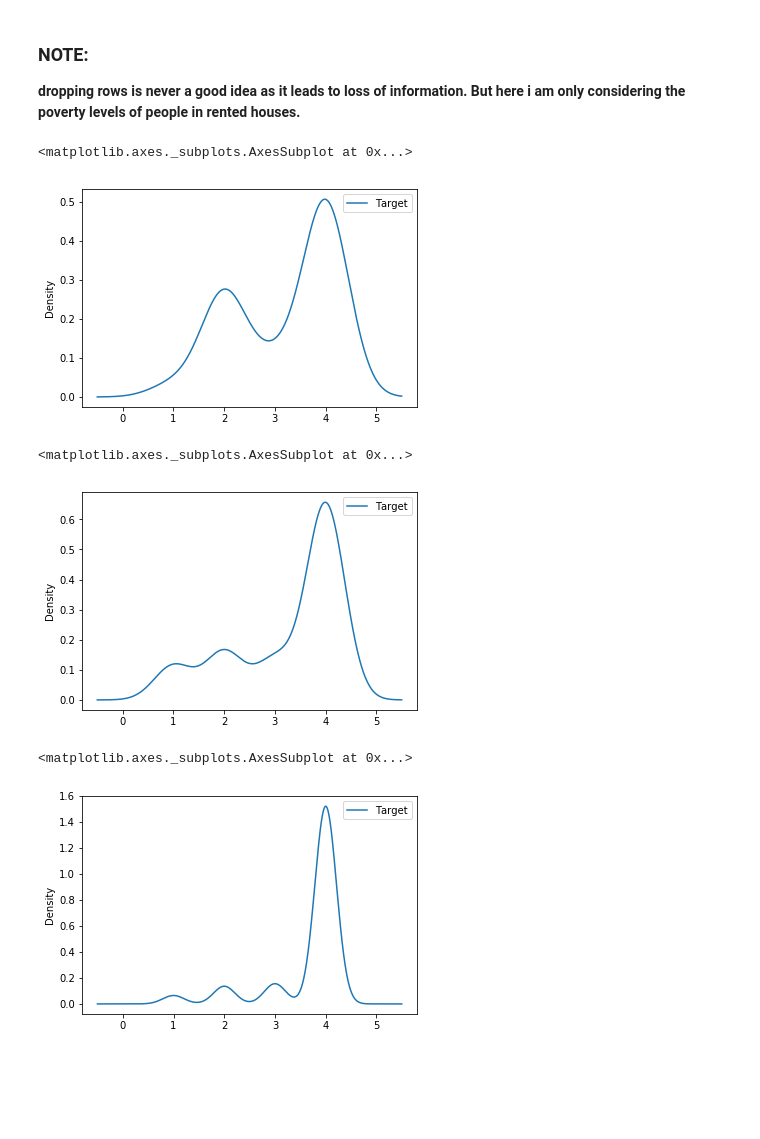
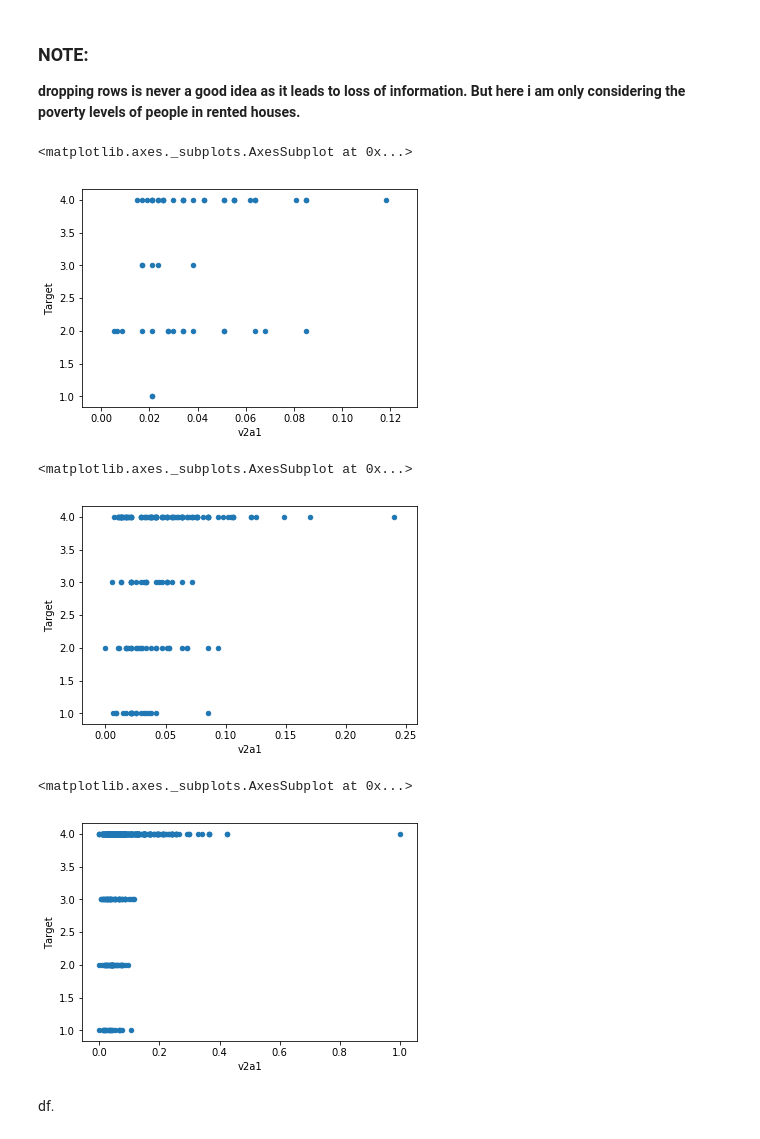
Before and after one commit to ShaswatLenka/Big-Data-Projects, a Jupyter notebook: Kaggle Competition-Costa Rican Household Poverty Level Prediction/Costa Rican household poverty level prediction.ipynb, the cells around one changed output. Cells and saved outputs as stored; diff of their text form; code cells hidden in the pictures; blank space fills up the shorter version.

```diff
--- a/Kaggle Competition-Costa Rican Household Poverty Level Prediction/Costa Rican household poverty level prediction.ipynb
+++ b/Kaggle Competition-Costa Rican Household Poverty Level Prediction/Costa Rican household poverty level prediction.ipynb
@@ -58,21 +58,23 @@ df_test.shape
 # %%
 #case-1 : people having bad floor
 df_badfloor = df_test.loc[df_test["eviv1"] == 1]
-df_badfloor.plot(x = "v2a1", y = "Target", kind = "density")
+df_badfloor.plot(x = "v2a1", y = "Target", kind = "scatter")
 # %% [output]
 <matplotlib.axes._subplots.AxesSubplot at 0x...>
-[figure, old version]
+[figure, new version]
 # %%
 #case-2 : people with regular floor
 df_regfloor = df_test.loc[df_test["eviv2"] == 1]
-df_regfloor.plot(x = "v2a1", y = "Target", kind = "density")
+df_regfloor.plot(x = "v2a1", y = "Target", kind = "scatter")
 # %% [output]
 <matplotlib.axes._subplots.AxesSubplot at 0x...>
-[figure, old version]
+[figure, new version]
 # %%
 #case-3 : people with poor floor
 df_poorfloor = df_test.loc[df_test["eviv3"] == 1]
-df_poorfloor.plot(x = "v2a1", y = "Target", kind = "density")
+df_poorfloor.plot(x = "v2a1", y = "Target", kind = "scatter")
 # %% [output]
 <matplotlib.axes._subplots.AxesSubplot at 0x...>
-[figure, old version]
+[figure, new version]
+# %% [markdown]
+df.
```
Also changed, not shown: 1 other file.
